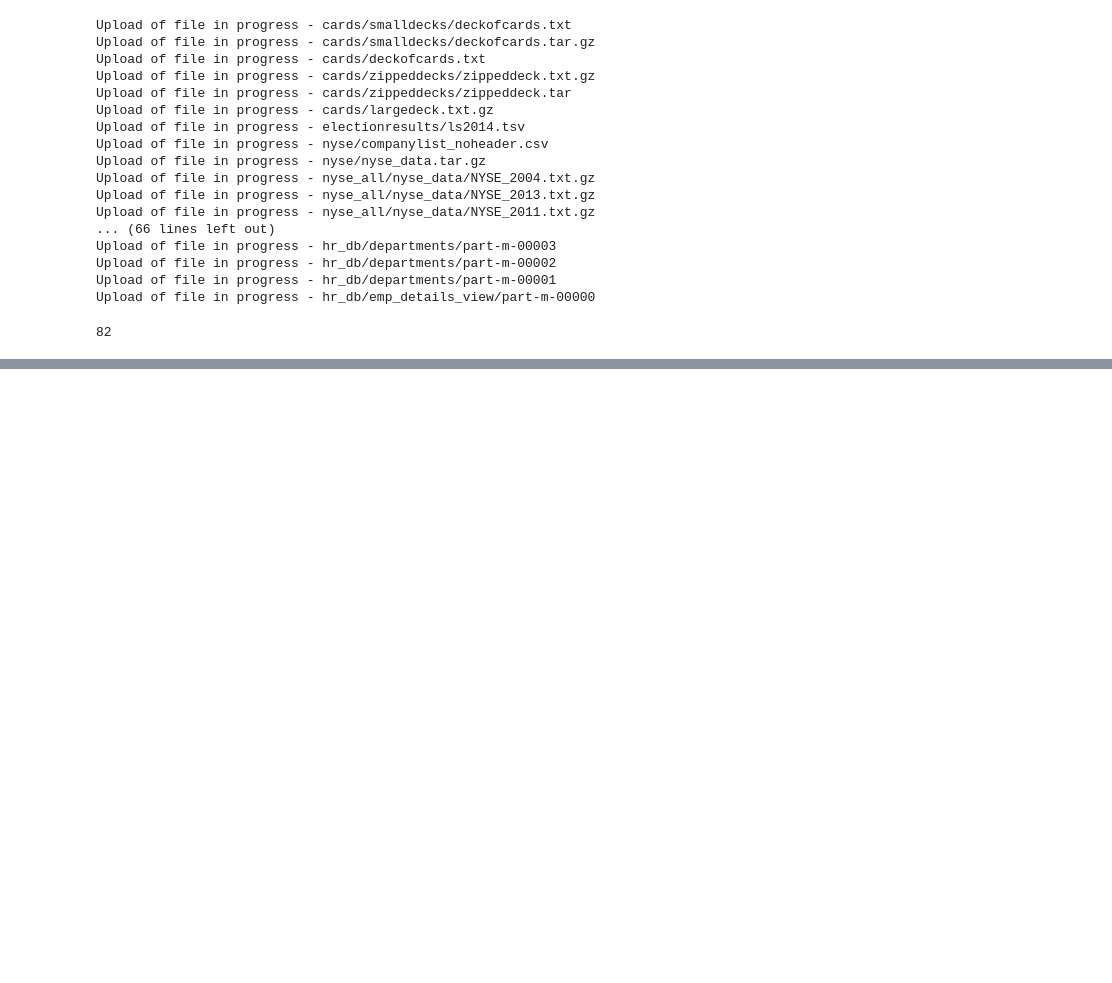
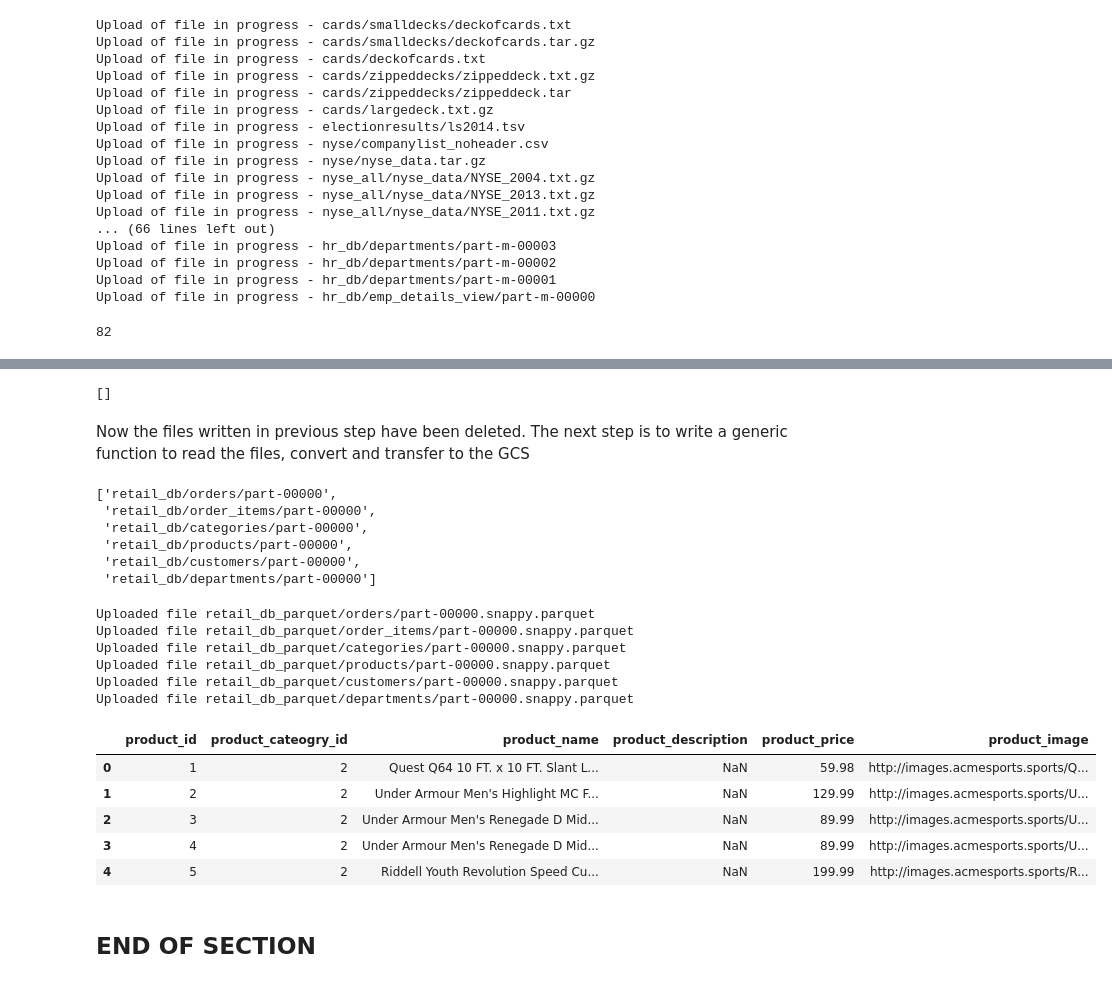
Before and after one commit to k-pulkit/MasteringGCP-DataEngineering, a Jupyter notebook: lesson-1-gcs/setting-up-data-lake-gcs-notebook.ipynb, the cells around one changed output, grey strips where cells are left out. Saved outputs shown, nothing was run; the diff lists cells and outputs as text; code cells hidden in the pictures; blank space fills up the shorter version.

```diff
--- a/lesson-1-gcs/setting-up-data-lake-gcs-notebook.ipynb
+++ b/lesson-1-gcs/setting-up-data-lake-gcs-notebook.ipynb
@@ -224,0 +291,11 @@ list(gsclient.list_blobs(bucket_or_name="test-data-lake-1", prefix="retail_db/or
+# %%
+# First delete all blobs, specially the parquet
+
+# delete
+bucket1.delete_blobs(list(bucket1.list_blobs()))
+# validate
+list(bucket1.list_blobs())
+# %% [output]
+[]
+# %% [markdown]
+Now the files written in previous step have been deleted. The next step is to write a generic function to read the files, convert and transfer to the GCS
@@ -224,0 +305,49 @@ list(gsclient.list_blobs(bucket_or_name="test-data-lake-1", prefix="retail_db/or
+# %%
+def get_file_list(src_dir):
+    items = glob(f"{src_dir}/**", recursive=True)
+    for i in filter(lambda item: path.isfile(item) and item.endswith("part-00000"), items) : yield i
+
+create_blob_name = lambda x: x[x.index("/", x.index("/")+1)+1:]
+[create_blob_name(i) for i in get_file_list("../data/retail_db")]
+# %% [output]
+['retail_db/orders/part-00000',
+ 'retail_db/order_items/part-00000',
+ 'retail_db/categories/part-00000',
+ 'retail_db/products/part-00000',
+ 'retail_db/customers/part-00000',
+ 'retail_db/departments/part-00000']
+# %%
+# Read the schema
+with open("../data/retail_db/schemas.json") as f:
+    schemax = json.load(f)
+
+for file_to_upload in get_file_list("../data/retail_db/"):
+    blob_name = create_blob_name(file_to_upload)
+    blob_name = f'{blob_name.split("/")[0]}_parquet/' + "/".join(blob_name.split("/")[1:])
+
+    table_name = blob_name.split("/")[1]
+    schema = pd.DataFrame(schemax[table_name]).sort_values("column_position")
+    col_names = schema.column_name
+
+    df = pd.read_csv(file_to_upload, names=col_names)
+    df.to_parquet(f"gs://test-data-lake-1/{blob_name}.snappy.parquet", compression="snappy")
+    print(f"Uploaded file {blob_name}.snappy.parquet")
+# %% [output]
+Uploaded file retail_db_parquet/orders/part-00000.snappy.parquet
+Uploaded file retail_db_parquet/order_items/part-00000.snappy.parquet
+Uploaded file retail_db_parquet/categories/part-00000.snappy.parquet
+Uploaded file retail_db_parquet/products/part-00000.snappy.parquet
+Uploaded file retail_db_parquet/customers/part-00000.snappy.parquet
+Uploaded file retail_db_parquet/departments/part-00000.snappy.parquet
+# %%
+# Read a file to see if column names are picked up
+pd.read_parquet("gs://test-data-lake-1/retail_db_parquet/products/part-00000.snappy.parquet").head()
+# %% [output]
+|  | product_id | product_cateogry_id | product_name | product_description | product_price | product_image |
+| 0 | 1 | 2 | Quest Q64 10 FT. x 10 FT. Slant L... | NaN | 59.98 | http://images.acmesports.sports/Q... |
+| 1 | 2 | 2 | Under Armour Men's Highlight MC F... | NaN | 129.99 | http://images.acmesports.sports/U... |
+| 2 | 3 | 2 | Under Armour Men's Renegade D Mid... | NaN | 89.99 | http://images.acmesports.sports/U... |
+| 3 | 4 | 2 | Under Armour Men's Renegade D Mid... | NaN | 89.99 | http://images.acmesports.sports/U... |
+| 4 | 5 | 2 | Riddell Youth Revolution Speed Cu... | NaN | 199.99 | http://images.acmesports.sports/R... |
+# %% [markdown]
+## END OF SECTION
```
Also changed, not shown: parts of 11 cells of this notebook, 1 other file.
